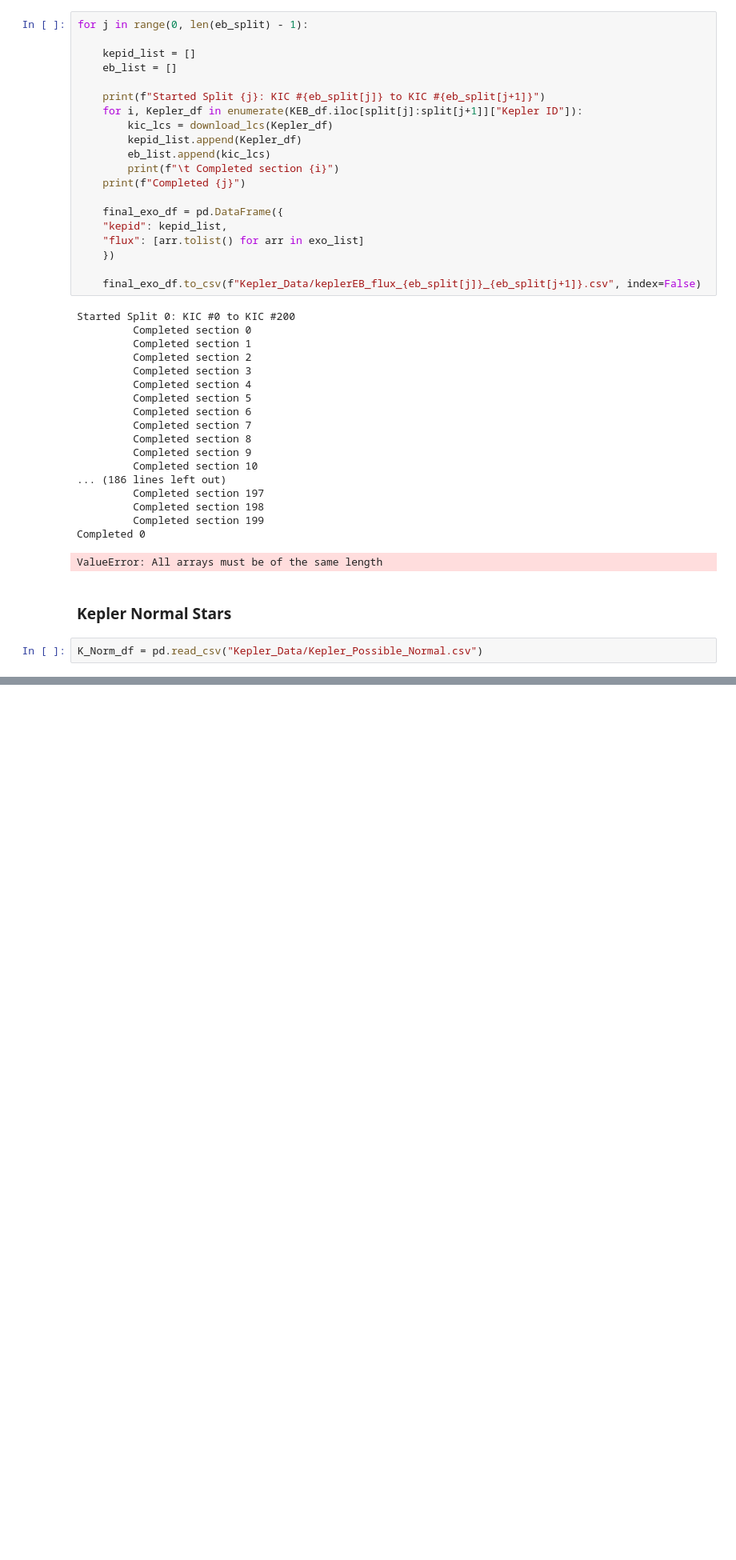
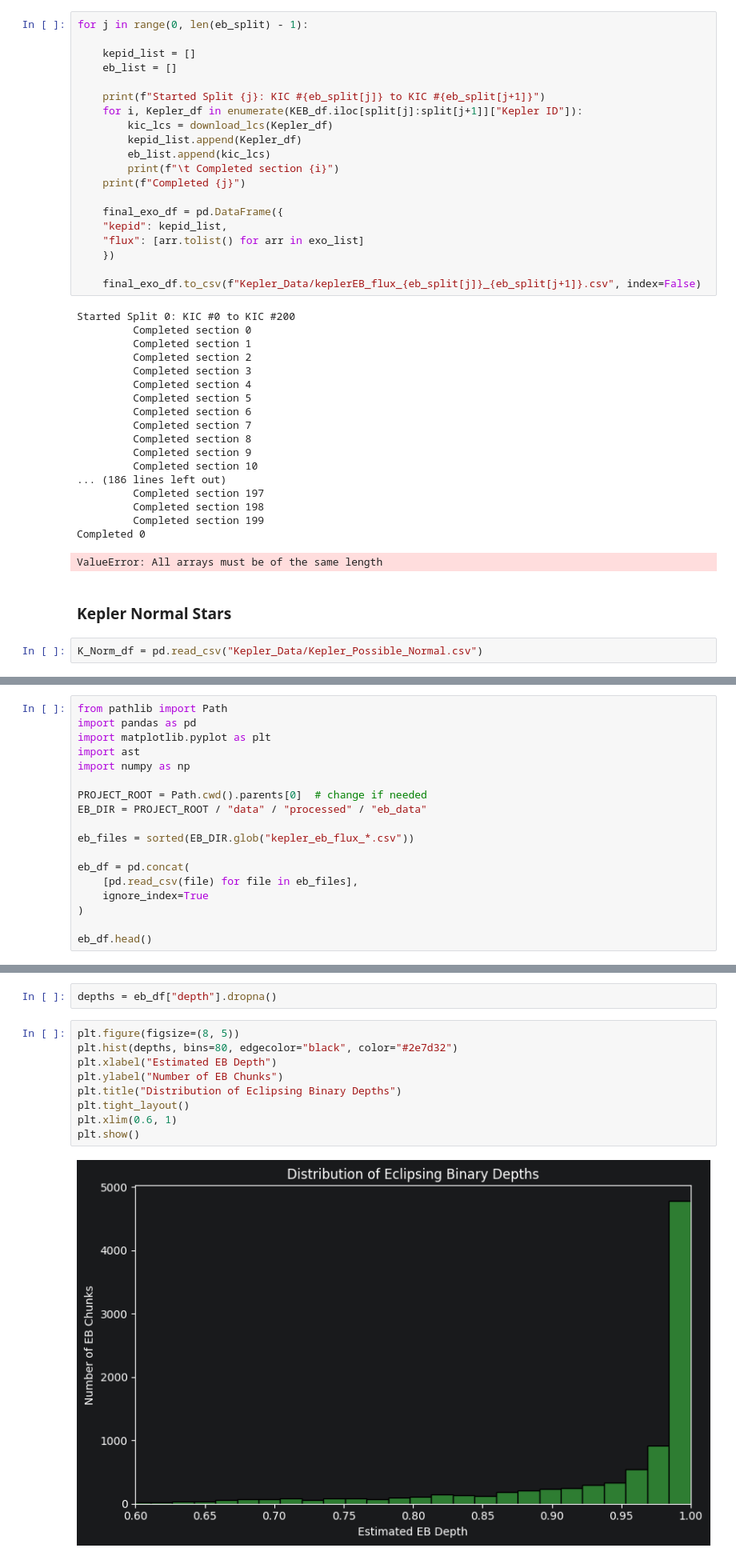
Before and after one commit to Aaryan-Thusoo/exoplanet_CNN_research, a Jupyter notebook: notebooks/Kepler_Data_Management.ipynb, the cells around one changed output, grey strips where cells are left out. Shown at 80% size. Saved outputs shown, nothing was run; the diff lists cells and outputs as text; blank space fills up the shorter version.

Commit message:
Update Kepler data notebook

```diff
--- a/notebooks/Kepler_Data_Management.ipynb
+++ b/notebooks/Kepler_Data_Management.ipynb
@@ -270,0 +277,18 @@ K_Norm_df = pd.read_csv("Kepler_Data/Kepler_Possible_Normal.csv")
+# %%
+from pathlib import Path
+import pandas as pd
+import matplotlib.pyplot as plt
+import ast
+import numpy as np
+
+PROJECT_ROOT = Path.cwd().parents[0]  # change if needed
+EB_DIR = PROJECT_ROOT / "data" / "processed" / "eb_data"
+
+eb_files = sorted(EB_DIR.glob("kepler_eb_flux_*.csv"))
+
+eb_df = pd.concat(
+    [pd.read_csv(file) for file in eb_files],
+    ignore_index=True
+)
+
+eb_df.head()
@@ -270,0 +302,13 @@ K_Norm_df = pd.read_csv("Kepler_Data/Kepler_Possible_Normal.csv")
+# %%
+depths = eb_df["depth"].dropna()
+# %%
+plt.figure(figsize=(8, 5))
+plt.hist(depths, bins=80, edgecolor="black", color="#2e7d32")
+plt.xlabel("Estimated EB Depth")
+plt.ylabel("Number of EB Chunks")
+plt.title("Distribution of Eclipsing Binary Depths")
+plt.tight_layout()
+plt.xlim(0.6, 1)
+plt.show()
+# %% [output]
+[figure, added]
```
Also changed, not shown: parts of 4 cells of this notebook.
